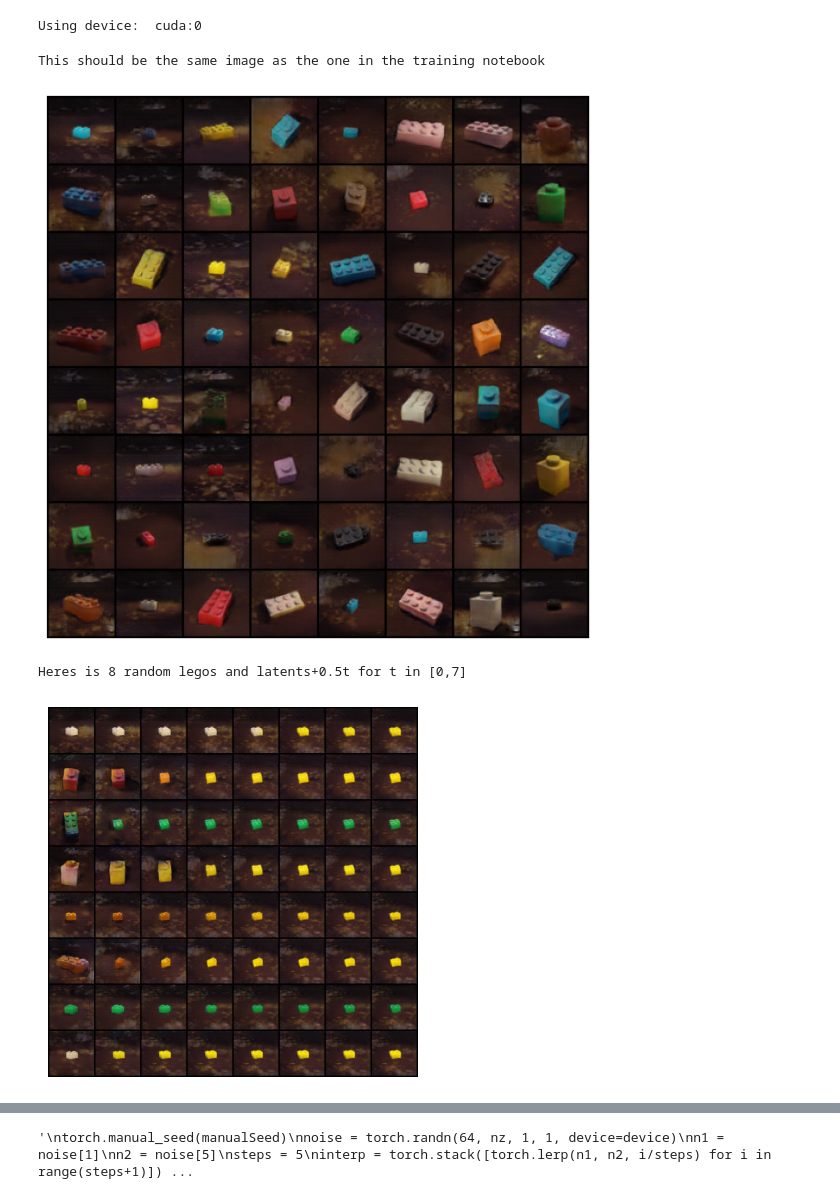
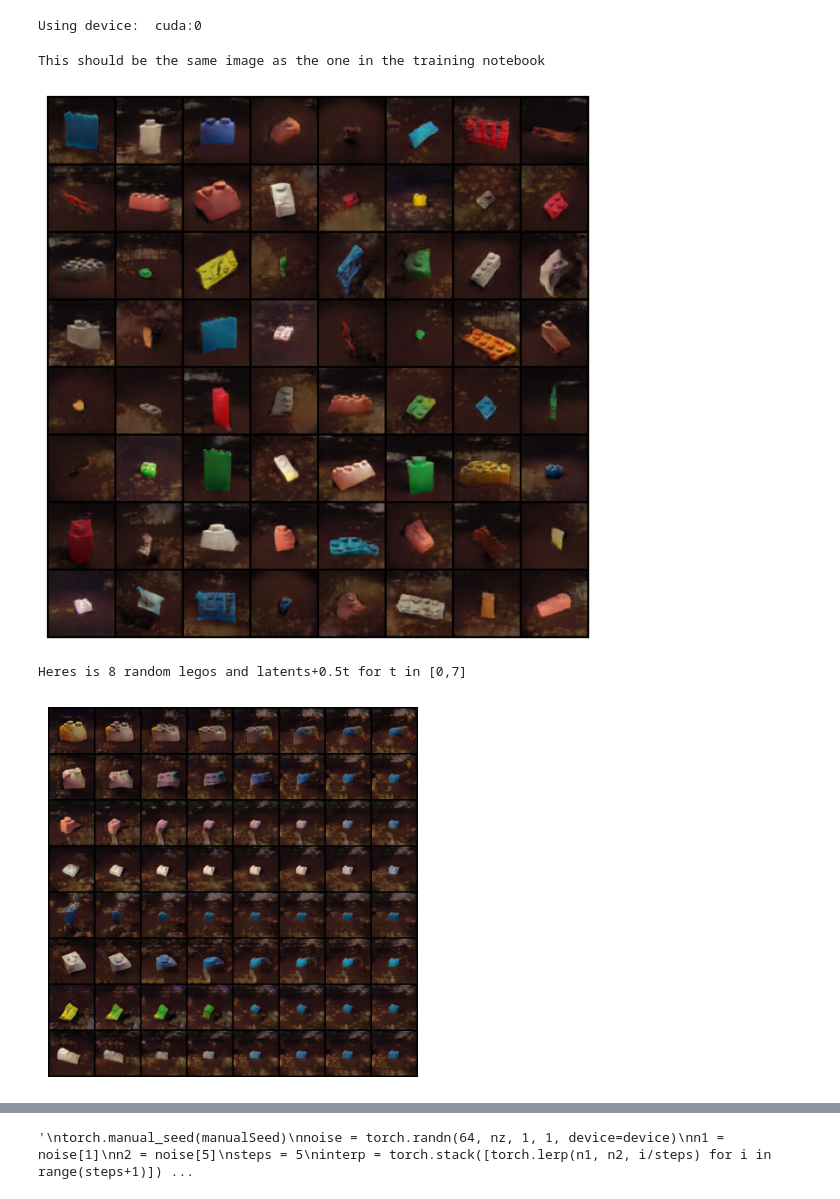
Before and after one commit to DeBestTrap/Computational-Creativity, a Jupyter notebook: HW2_GANs_and_Diffusion/dcgan_playing.ipynb, the cells around one changed output, grey strips where cells are left out. Cells and saved outputs as stored; diff of their text form; code cells hidden in the pictures.

Commit message:
Checkpointing for GAN and cleaned up Diffusion code

```diff
--- a/HW2_GANs_and_Diffusion/dcgan_playing.ipynb
+++ b/HW2_GANs_and_Diffusion/dcgan_playing.ipynb
@@ -7,9 +7,13 @@ import numpy as np
 import torch.nn as nn
 import torchvision.utils as vutils
 import cv2
+import os
 
-G_path = "./models/colorful_no_stickers_dcganG.pt"
-# G_path = "./models/vae_dcganG.pt"
+model_name = "gan_colorful_final_no_aug"
+# model_name = "gan_colorful_final_aug"
+checkpoint = '20'
+G_path = os.path.join("./models", model_name, f"netG-{checkpoint}.pt")
+
 manualSeed = 69
 
 # Number of channels in the training images. For color images this is 3
@@ -104,29 +108,29 @@ ims = plt.imshow(np.transpose(imgs,(1,2,0)), animated=True)
 print("This should be the same image as the one in the training notebook")
 # %% [output]
 This should be the same image as the one in the training notebook
-[figure, old version]
+[figure, new version]
 # %%
 print("Heres is 8 random legos and latents+0.5t for t in [0,7]")
 manualSeed = 69
 torch.manual_seed(manualSeed)
 noise = torch.randn(64, nz, 1, 1, device=device)
 
 noise_list = []
 steps = 8
 for i in range(8):
     noise = torch.randn(1, nz, 1, 1, device=device)[0]
     for j in range(steps):
-        noise_list.append(noise + 0.5*j)
+        noise_list.append(noise - 0.5*j)
 noise = torch.stack(noise_list)
 
 fake = latent_to_image(netG, noise)
 img = vutils.make_grid(fake, padding=2, normalize=True)
 plt.axis("off")
 plt.imshow(np.transpose(img, (1,2,0)))
 plt.show()
 # %% [output]
 Heres is 8 random legos and latents+0.5t for t in [0,7]
-[figure, old version]
+[figure, new version]
 # %%
 print("Here are the four random noise vectors that we will interpolate between")
 torch.manual_seed(manualSeed)
```
Also changed, not shown: parts of 2 cells of this notebook, 7 other files.
